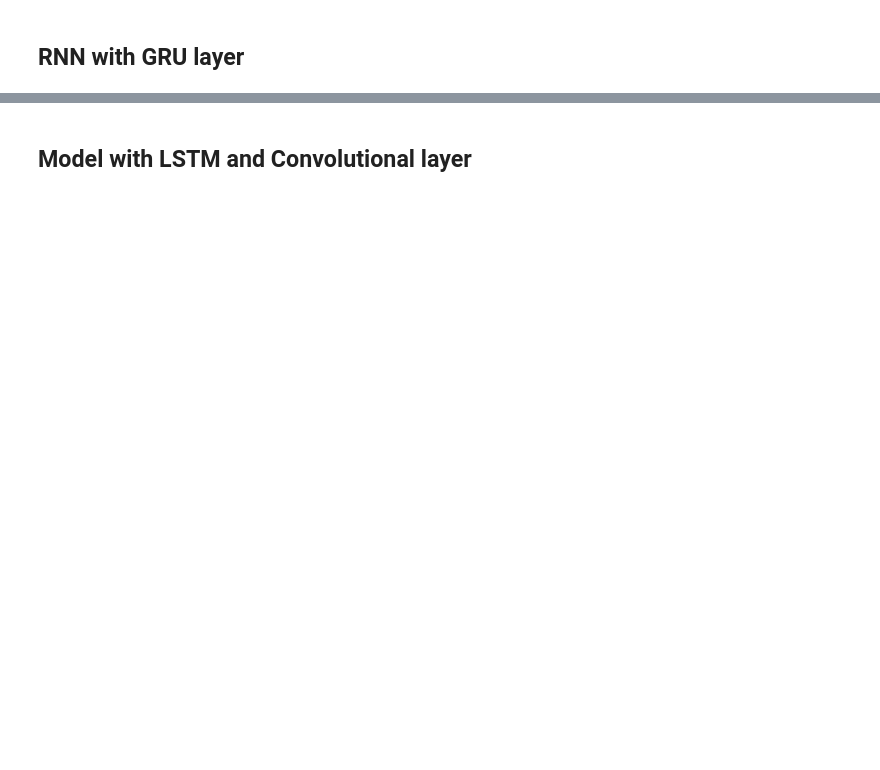
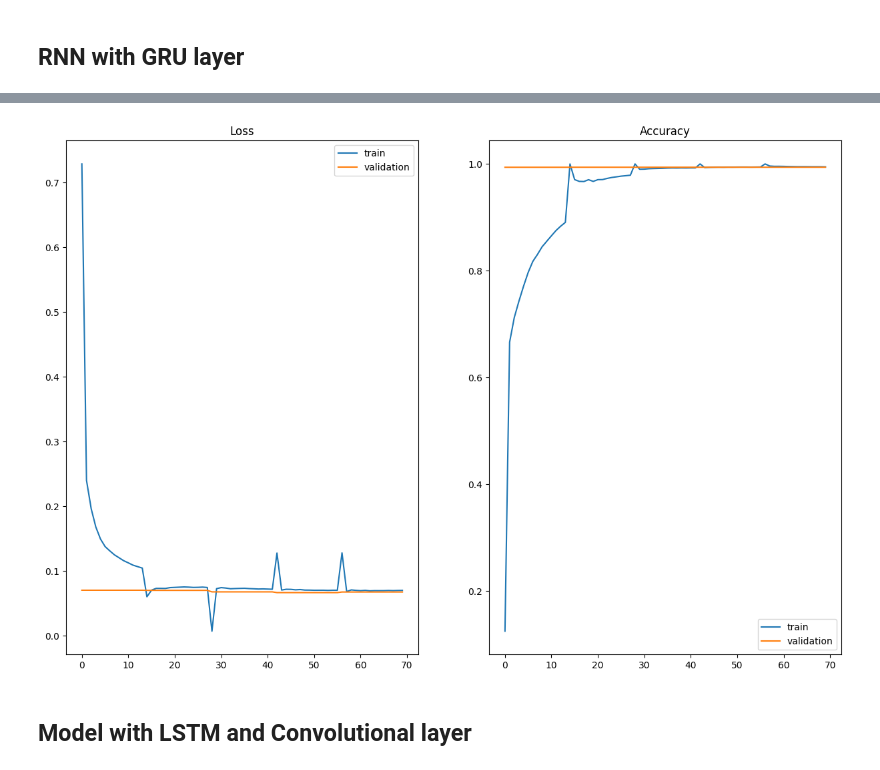
Before and after one commit to EnricoMiche1210760/toxic_comments_filter, a Jupyter notebook: src/progetto_toxic_comments_filter.ipynb, the cells around one changed output, grey strips where cells are left out. Cells and saved outputs as stored; diff of their text form; code cells hidden in the pictures; blank space fills up the shorter version.

```diff
--- a/src/progetto_toxic_comments_filter.ipynb
+++ b/src/progetto_toxic_comments_filter.ipynb
@@ -391,22 +527,19 @@ pl.print_confusion_matrix(y_test, y_pred, injurious.columns)
 # %%
 clear_session()
 rnn_gru_model_keras = "rnn_gru_model.keras"
-rnn_gru_model_history = "history_rnn_gru.plk"
+rnn_gru_model_history = "history_rnn_gru.pkl"
 
 fit = False
 
-if rnn_gru_model_keras in os.listdir(models_dir):
-    answer = str(input(f"Found Keras model {rnn_gru_model_keras}. Do you want to subscribe it? y/N"))
-    if answer.lower() == 'y' or answer == 'yes':
-        rnn_gru_model = md.GRU_RNN_model(vocab_size, maxlen, dense_units=len(y_train[0]), activation='sigmoid')
-        rnn_gru_model.compile(optimizer='adam', loss='binary_crossentropy', metrics=['f1-score'])
-        fit = True
-    else:
-        rnn_gru_model = load_model("../models/"+rnn_gru_model_keras)
+rnn_gru_model = md.GRU_RNN_model(vocab_size, maxlen, dense_units=len(y_train[0]), activation='sigmoid')
 
-else:
-    rnn_gru_model = md.GRU_RNN_model(vocab_size, maxlen, dense_units=len(y_train[0]), activation='sigmoid')
-    rnn_gru_model.compile(optimizer='adam', loss='binary_crossentropy', metrics=['accuracy'])
-    fit = True
+rnn_gru_model, fit = build_model(
+    rnn_gru_model_keras,
+    rnn_gru_model,
+    models_dir,
+    optmizer='adam',
+    loss='binary_crossentropy',
+    metrics=['accuracy']
+)
 
 rnn_gru_model.summary()
@@ -413,14 +564,13 @@ rnn_gru_model.summary()
 # %%
 if fit:
     history_rnn_gru = rnn_gru_model.fit(X_train, y_train,
-                        epochs=5, batch_size=32,
+                        epochs=10, batch_size=32,
                         validation_data=(X_val, y_val),
-                        callbacks=[early_stopping])
-    pickle.dump(history_rnn_gru, open(storage_folder+"/"+"history_rnn_gru.plk", 'wb'))
+                        callbacks=[early_stopping, batch_log])
+    pickle.dump(history_rnn_gru, open(storage_folder+"/"+"history_rnn_gru.pkl", 'wb'))
+    pickle.dump(batch_log, open(storage_folder+"/rnn_gru_batch_log.pkl", 'wb'))
     rnn_gru_model.save(models_dir+"/rnn_gru_model.keras")
-
 
 else:
     history_rnn_gru = pickle.load(open(storage_folder+"/"+rnn_gru_model_history, 'rb'))
-
-history_rnn_gru.history
+    batch_log = pickle.load(open(storage_folder+"/rnn_gru_batch_log.pkl", 'rb'))
@@ -431,3 +601,8 @@ pl.print_confusion_matrix(y_test, y_pred_rnn_gru, injurious.columns)
+# %%
+stretch_loss, stretch_accuracy = stretch_loss_accuracy(history_rnn_gru.history['val_loss'], history_rnn_gru.history['val_accuracy'], batch_log)
+pl.plot_training_stats(batch_log.batch_loss, stretch_loss, batch_log.batch_accuracy, stretch_accuracy)
+# %% [output]
+[figure, added]
 # %% [markdown]
 ## Model with LSTM and Convolutional layer
 # %%
```
Also changed, not shown: parts of 35 cells of this notebook, 2 other files.
